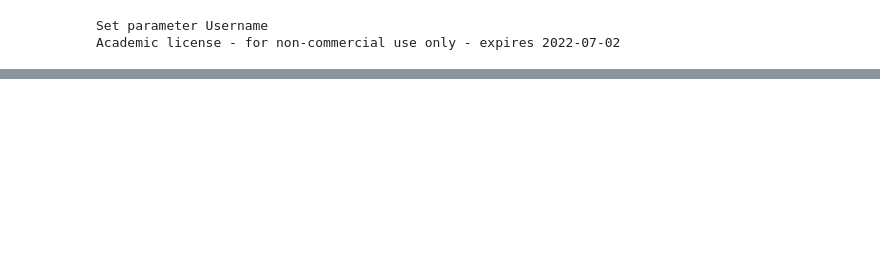
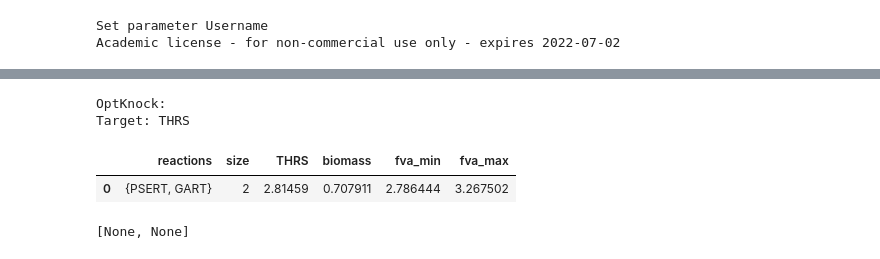
Before and after one commit to SergioPachonDotor/OptKnock-Threonine_Prod, a Jupyter notebook: OptKnock.ipynb, the cells around one changed output, grey strips where cells are left out. Drawn from its saved outputs; the diff is of its cells as text; code cells hidden in the pictures; blank space fills up the shorter version.

```diff
--- a/OptKnock.ipynb
+++ b/OptKnock.ipynb
@@ -49,0 +50,11 @@ result.display_on_map(0, f"{genome}.Central metabolism")
+# %%
+results[1]
+# %% [output]
+OptKnock:
+Target: THRS
+|  | reactions | size | THRS | biomass | fva_min | fva_max |
+| 0 | {PSERT, GART} | 2 | 2.81459 | 0.707911 | 2.786444 | 3.267502 |
+# %%
+[results[i].data_frame.to_csv(f'./results/iAF1260_core_59p81M_THRS_{i + 1}_knockouts.csv') for i in range(knock_outs-1)]
+# %% [output]
+[None, None]
```
Also changed, not shown: parts of 6 cells of this notebook, 3 other files.
